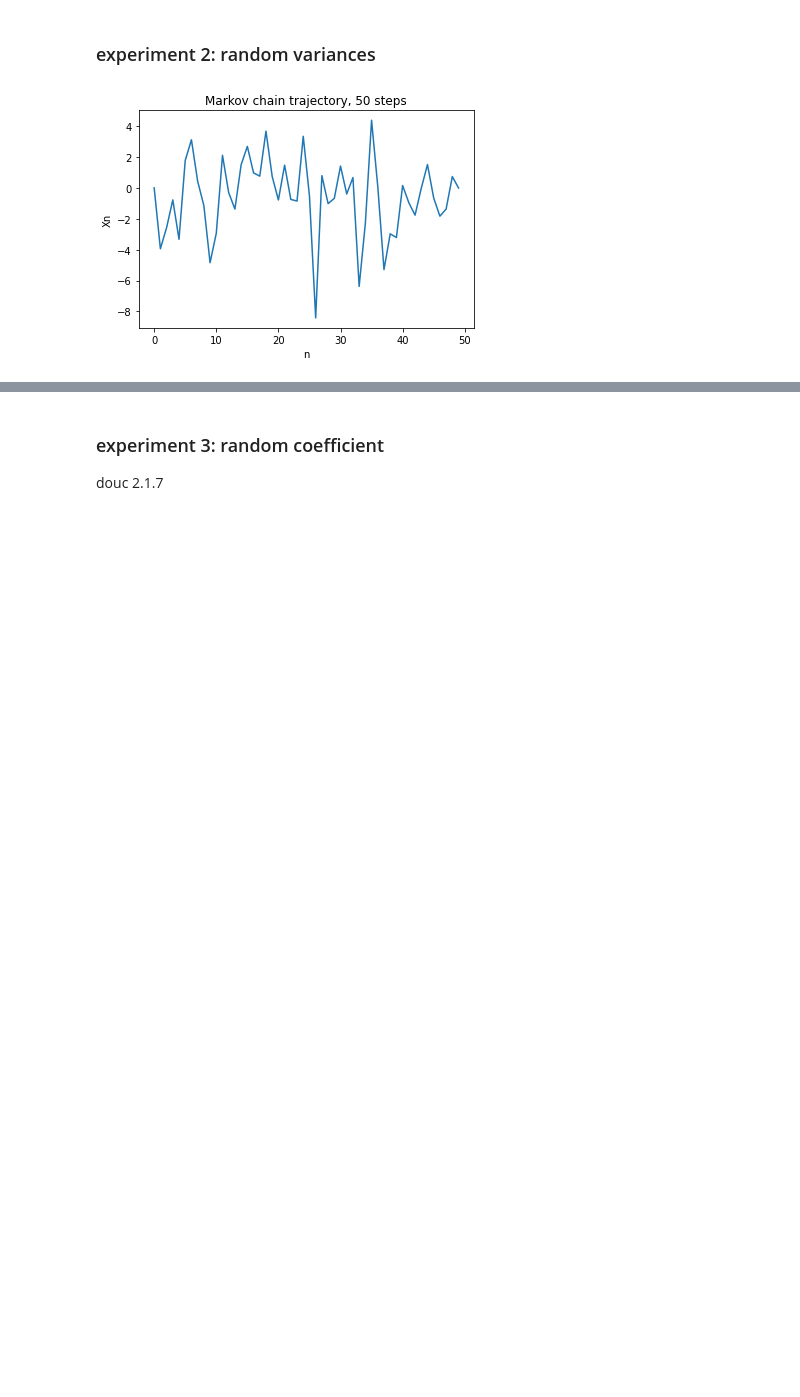
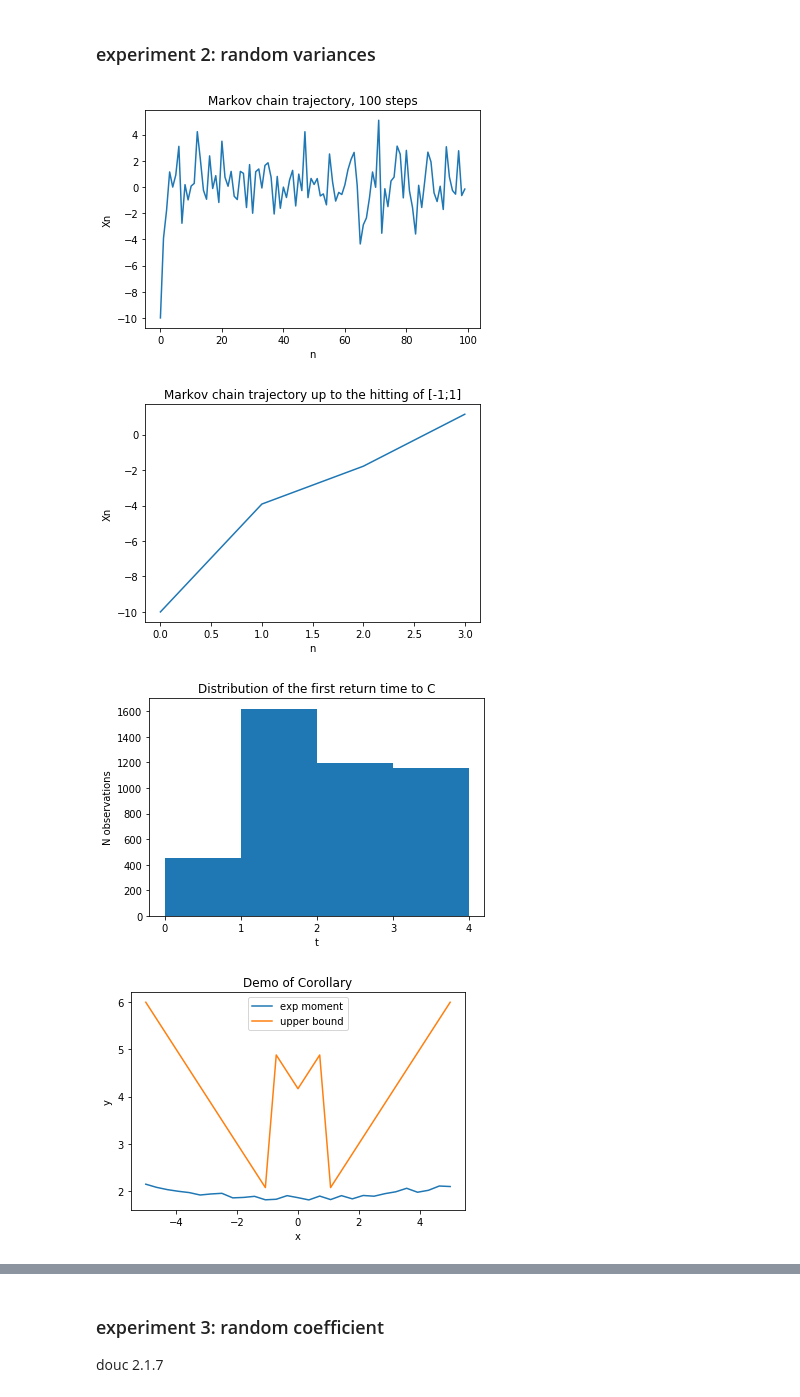
Before and after one commit to gamble27/geometric-recurrence-inhomogenous-gaussian-autoregression, a Jupyter notebook: autoregression_final.ipynb, the cells around one changed output, grey strips where cells are left out. Cells and saved outputs as stored; diff of their text form; code cells hidden in the pictures; blank space fills up the shorter version.

```diff
--- a/autoregression_final.ipynb
+++ b/autoregression_final.ipynb
@@ -75,24 +49,37 @@ save_plot("e12")
 ### experiment 2: random variances
 # %%
 def get_alpha(n):
-    return (n+1)**(-1)
+    return (n+2)**(-1)
 
 def get_sigma(n):
     return np.sqrt(
-        rnd.choice([5, 7, 10], size=[1])
+        rnd.choice([5, 7, 1], size=[1])
     )
 
-n_steps = 50
+n_steps = 100
+n_samples = 5 * 10**3
+
 c = 1
-X = simulate(
-    N = n_steps,
-    X_0 = 0,
+eps = 1/2
+sigma = 7
+x_0 = -10
+x = np.linspace(-5, 5, 29)
 
+perform_experiment(
+    name="rand_var",
     gen_alpha=get_alpha,
-    gen_sigma=get_sigma
+    gen_sigma=get_sigma,
+    starting_point_single=x_0,
+    starting_point_multiple=x,
+    c=c,
+    eps=eps,
+    sigma=sigma,
+    n_steps=n_steps,
+    n_samples=n_samples,
+    n_ticks=5
 )
-plot_trajectory(X, f"Markov chain trajectory, {n_steps} steps")
-save_plot("e21")
-t = get_hitting_time(X[1:], c)
 # %% [output]
-[figure, old version]
+[figure, new version]
+[figure, added]
+[figure, added]
+[figure, added]
```
Also changed, not shown: parts of 35 cells of this notebook, 1 other file.
